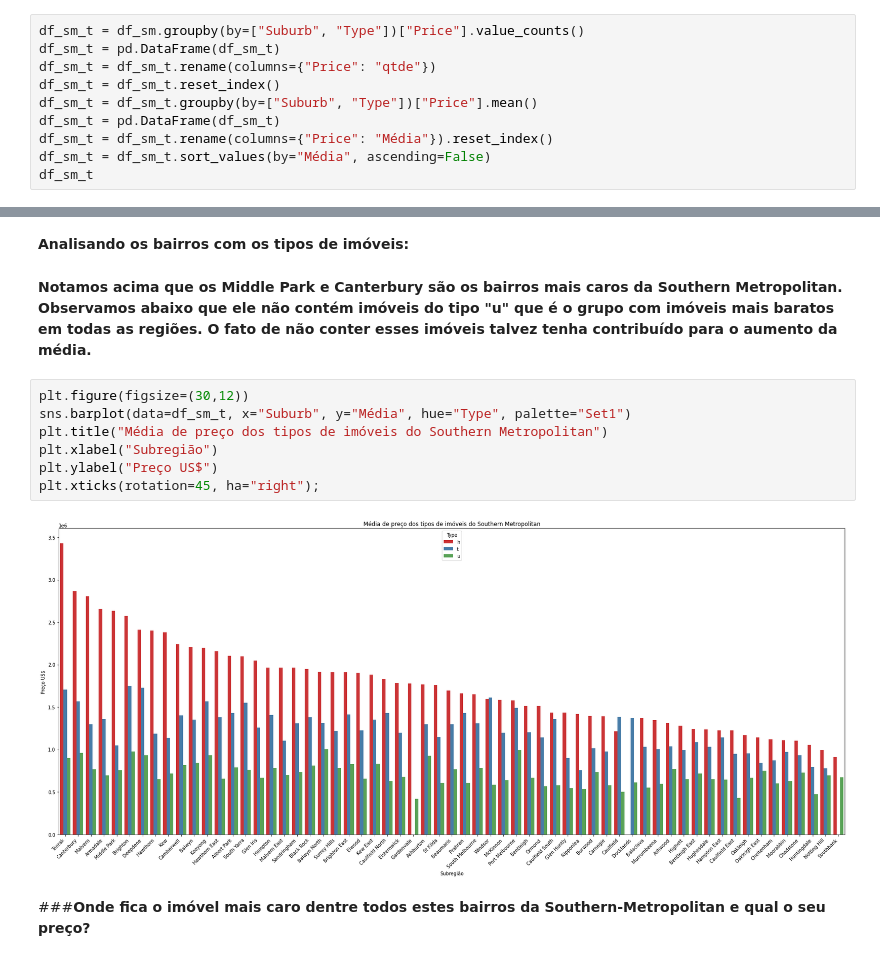
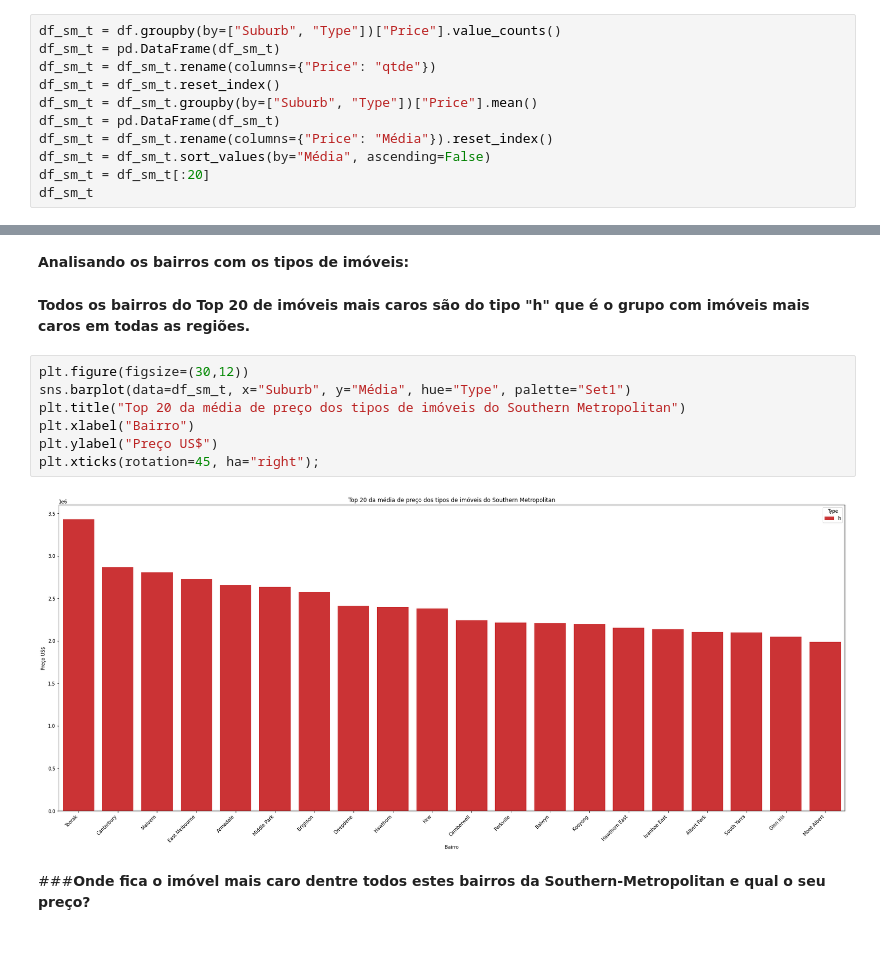
Before and after one commit to fabiobarreto-ds/data-analysis, a Jupyter notebook: 04_melbourne_housing_EDA.ipynb, the cells around one changed output, grey strips where cells are left out. Cells and saved outputs as stored; diff of their text form.

Commit message:
Análise exploratória de preço de imóveis de Melbourne
Análise exploratória de preço de imóveis de Melbourne

```diff
--- a/04_melbourne_housing_EDA.ipynb
+++ b/04_melbourne_housing_EDA.ipynb
@@ -637,5 +639,5 @@ plt.xticks(rotation=45, ha="right");
 # %%
-df_sm_t = df_sm.groupby(by=["Suburb", "Type"])["Price"].value_counts()
+df_sm_t = df.groupby(by=["Suburb", "Type"])["Price"].value_counts()
 df_sm_t = pd.DataFrame(df_sm_t)
 df_sm_t = df_sm_t.rename(columns={"Price": "qtde"})
 df_sm_t = df_sm_t.reset_index()
@@ -643,6 +645,7 @@ df_sm_t = df_sm_t.groupby(by=["Suburb", "Type"])["Price"].mean()
 df_sm_t = pd.DataFrame(df_sm_t)
 df_sm_t = df_sm_t.rename(columns={"Price": "Média"}).reset_index()
 df_sm_t = df_sm_t.sort_values(by="Média", ascending=False)
+df_sm_t = df_sm_t[:20]
 df_sm_t
 # %% [output]
 |  | Suburb | Type | Média |
@@ -661,16 +668,16 @@ df_sm_t
 # %% [markdown]
 **Analisando os bairros com os tipos de imóveis:**
-# %% [markdown]
-**Notamos acima que os Middle Park e Canterbury são os bairros mais caros da Southern Metropolitan. Observamos abaixo que ele não contém imóveis do tipo "u" que é o grupo com imóveis mais baratos em todas as regiões. O fato de não conter esses imóveis talvez tenha contribuído para o aumento da média.**
+# %% [markdown]
+**Todos os bairros do Top 20 de imóveis mais caros são do tipo "h" que é o grupo com imóveis mais caros em todas as regiões.**
 # %%
 plt.figure(figsize=(30,12))
 sns.barplot(data=df_sm_t, x="Suburb", y="Média", hue="Type", palette="Set1")
-plt.title("Média de preço dos tipos de imóveis do Southern Metropolitan")
-plt.xlabel("Subregião")
+plt.title("Top 20 da média de preço dos tipos de imóveis do Southern Metropolitan")
+plt.xlabel("Bairro")
 plt.ylabel("Preço US$")
 plt.xticks(rotation=45, ha="right");
 # %% [output]
-[figure, old version]
+[figure, new version]
 # %% [markdown]
 ###**Onde fica o imóvel mais caro dentre todos estes bairros da Southern-Metropolitan e qual o seu preço?**
 # %% [markdown]
```
Also changed, not shown: parts of 29 cells of this notebook.
